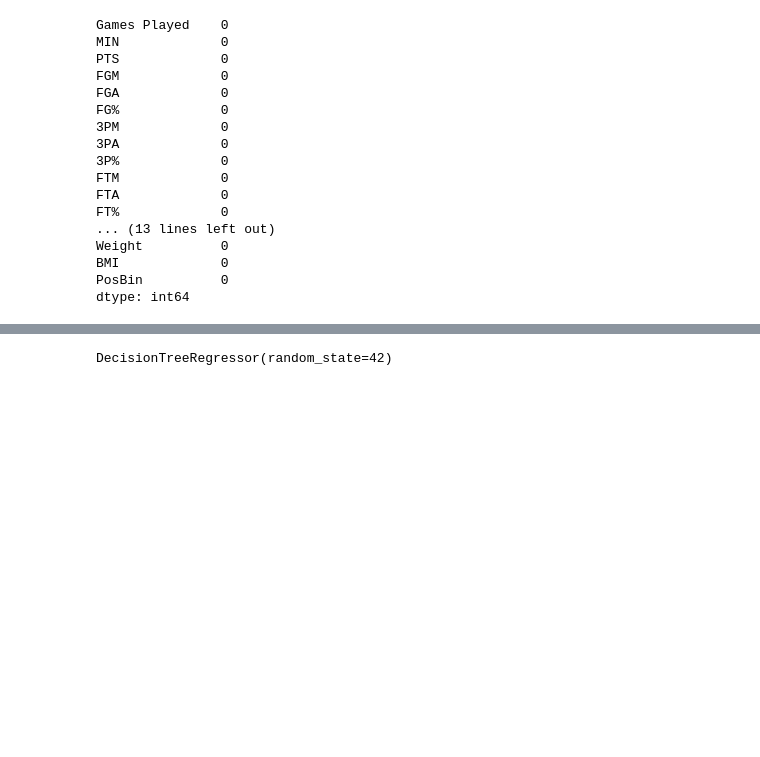
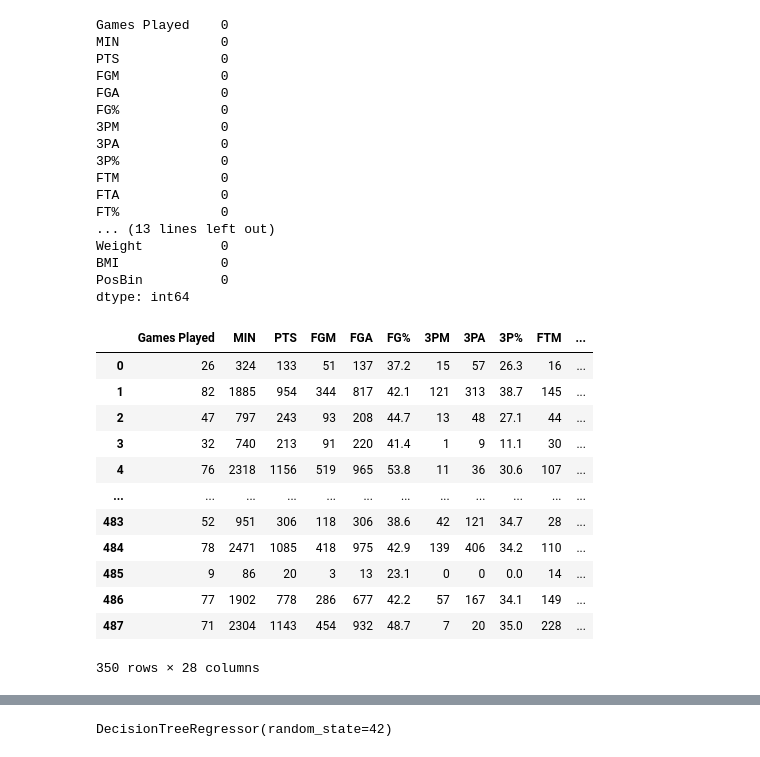
Before and after one commit to julienMP06/NBA-Prediction-1, a Jupyter notebook: Projet/Projet.ipynb, the cells around one changed output, grey strips where cells are left out. Saved outputs shown, nothing was run; the diff lists cells and outputs as text; code cells hidden in the pictures; blank space fills up the shorter version.

```diff
--- a/Projet/Projet.ipynb
+++ b/Projet/Projet.ipynb
@@ -144,6 +144,22 @@ Weight          0
 BMI             0
 PosBin          0
 dtype: int64
+# %%
+data
+# %% [output]
+|  | Games Played | MIN | PTS | FGM | FGA | FG% | 3PM | 3PA | 3P% | FTM | ... |
+| 0 | 26 | 324 | 133 | 51 | 137 | 37.2 | 15 | 57 | 26.3 | 16 | ... |
+| 1 | 82 | 1885 | 954 | 344 | 817 | 42.1 | 121 | 313 | 38.7 | 145 | ... |
+| 2 | 47 | 797 | 243 | 93 | 208 | 44.7 | 13 | 48 | 27.1 | 44 | ... |
+| 3 | 32 | 740 | 213 | 91 | 220 | 41.4 | 1 | 9 | 11.1 | 30 | ... |
+| 4 | 76 | 2318 | 1156 | 519 | 965 | 53.8 | 11 | 36 | 30.6 | 107 | ... |
+| ... | ... | ... | ... | ... | ... | ... | ... | ... | ... | ... | ... |
+| 483 | 52 | 951 | 306 | 118 | 306 | 38.6 | 42 | 121 | 34.7 | 28 | ... |
+| 484 | 78 | 2471 | 1085 | 418 | 975 | 42.9 | 139 | 406 | 34.2 | 110 | ... |
+| 485 | 9 | 86 | 20 | 3 | 13 | 23.1 | 0 | 0 | 0.0 | 14 | ... |
+| 486 | 77 | 1902 | 778 | 286 | 677 | 42.2 | 57 | 167 | 34.1 | 149 | ... |
+| 487 | 71 | 2304 | 1143 | 454 | 932 | 48.7 | 7 | 20 | 35.0 | 228 | ... |
+350 rows × 28 columns
 # %%
 data.describe(include = 'all')
 # %% [output]
```
Also changed, not shown: parts of 1 cell of this notebook.
